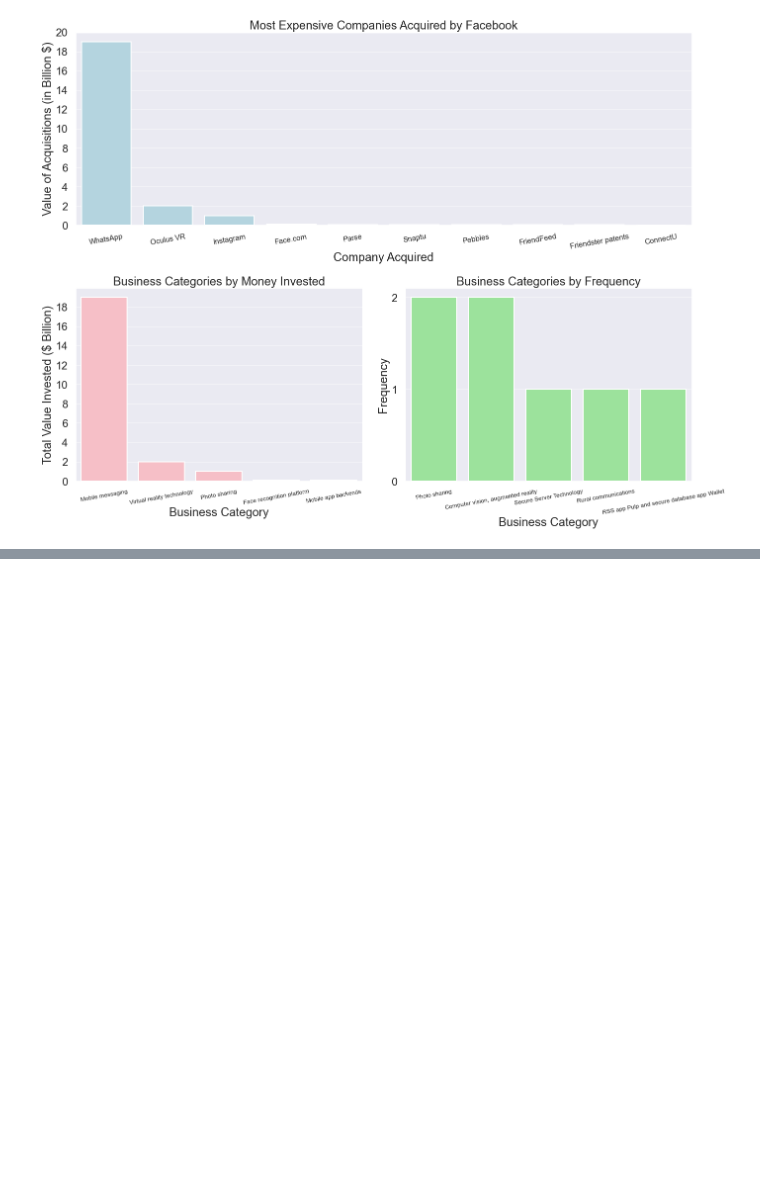
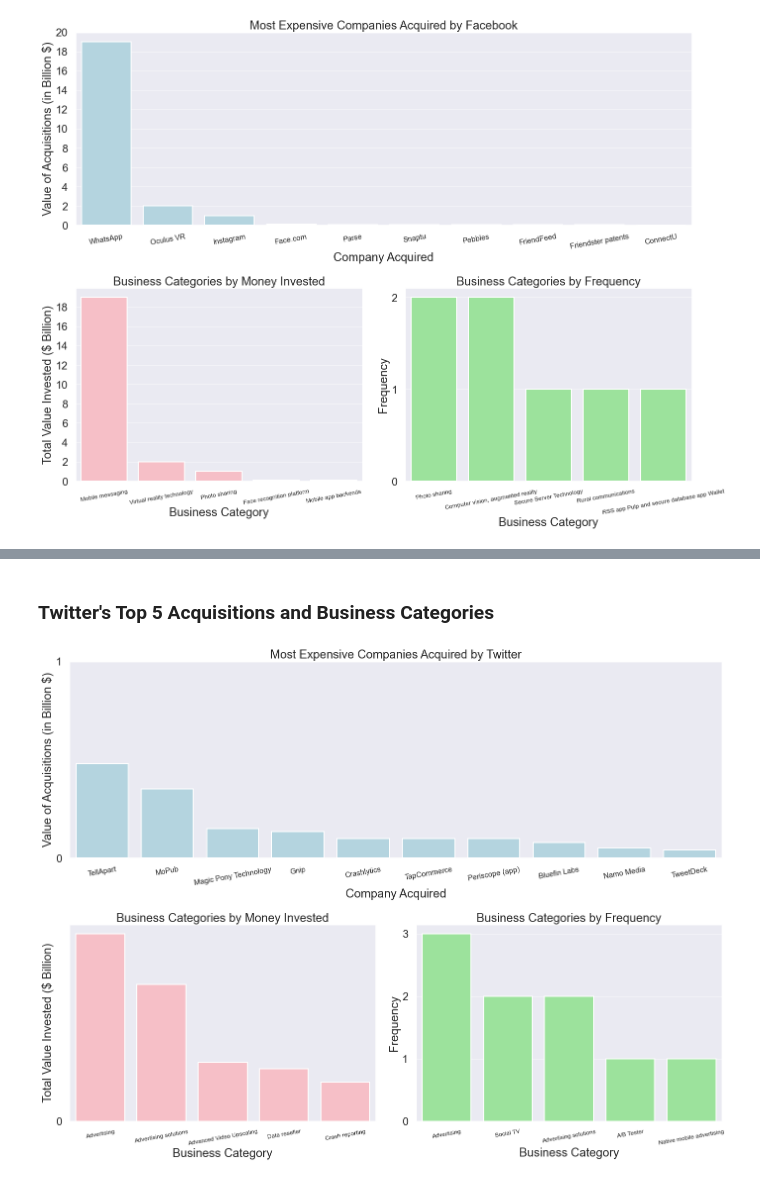
Before and after one commit to hyunjun0228/D.S.-Project-2-Company-Acquisitions, a Jupyter notebook: acquisition.ipynb, the cells around one changed output, grey strips where cells are left out. Drawn from its saved outputs; the diff is of its cells as text; code cells hidden in the pictures; blank space fills up the shorter version.

```diff
--- a/acquisition.ipynb
+++ b/acquisition.ipynb
@@ -554,0 +512,26 @@ plt.close()
+# %% [markdown]
+<h3>Twitter's Top 5 Acquisitions and Business Categories
+# %%
+plt.figure(figsize=(20,15))
+
+ax1 = plt.subplot(2,1,1)
+stock_acq.top_ten_acq('Twitter', ax1)
+plt.tick_params(axis='x', labelsize=15)
+plt.xticks(rotation=10)
+
+ax2 = plt.subplot(2,2,3)
+stock_acq.business_categories_by_value('Twitter', ax2)
+plt.tick_params(axis='x', labelsize=12)
+plt.xticks(rotation=10)
+
+ax3 = plt.subplot(2,2,4)
+stock_acq.business_categories_by_frequency('Twitter', ax3)
+ax3.set_yticks(range(0,4,1))
+plt.tick_params(axis='x', labelsize=12)
+plt.xticks(rotation=10)
+plt.tight_layout()
+
+plt.show()
+plt.close()
+# %% [output]
+[figure, added]
```
Also changed, not shown: parts of 22 cells of this notebook.
